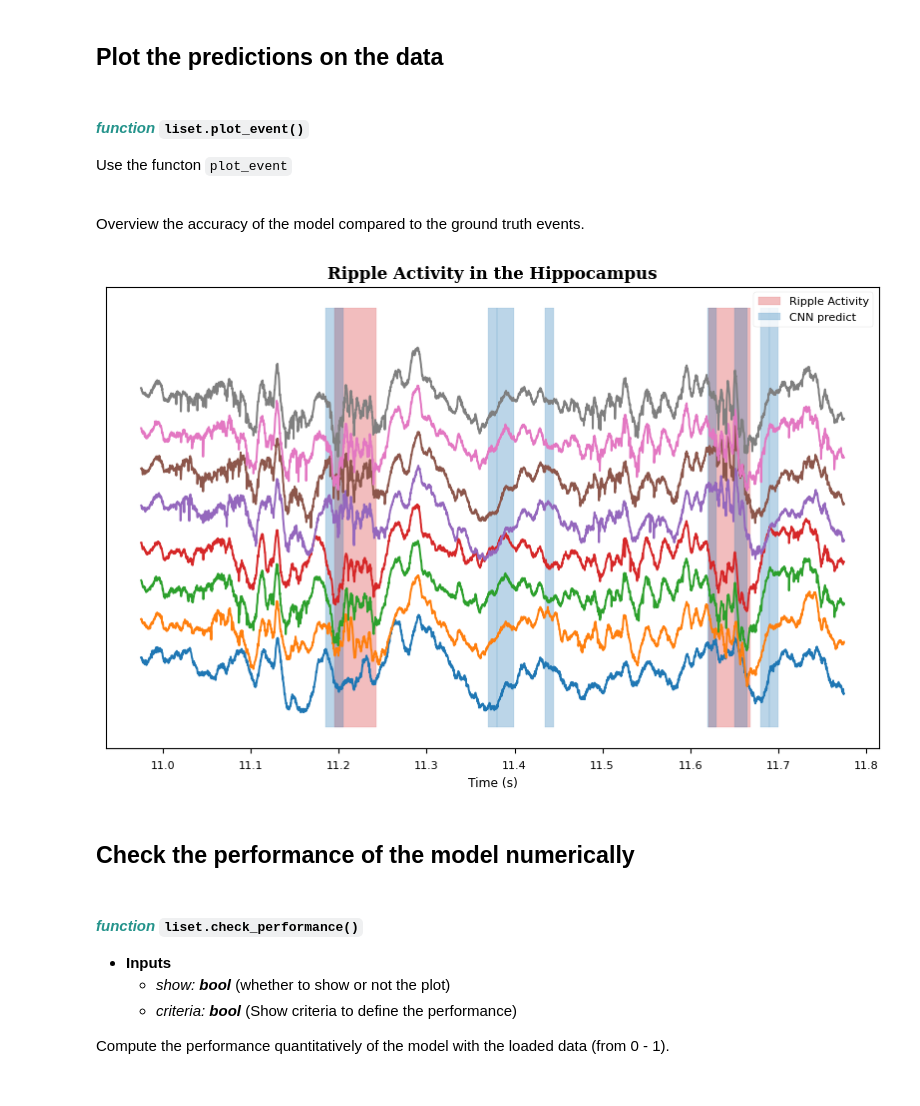
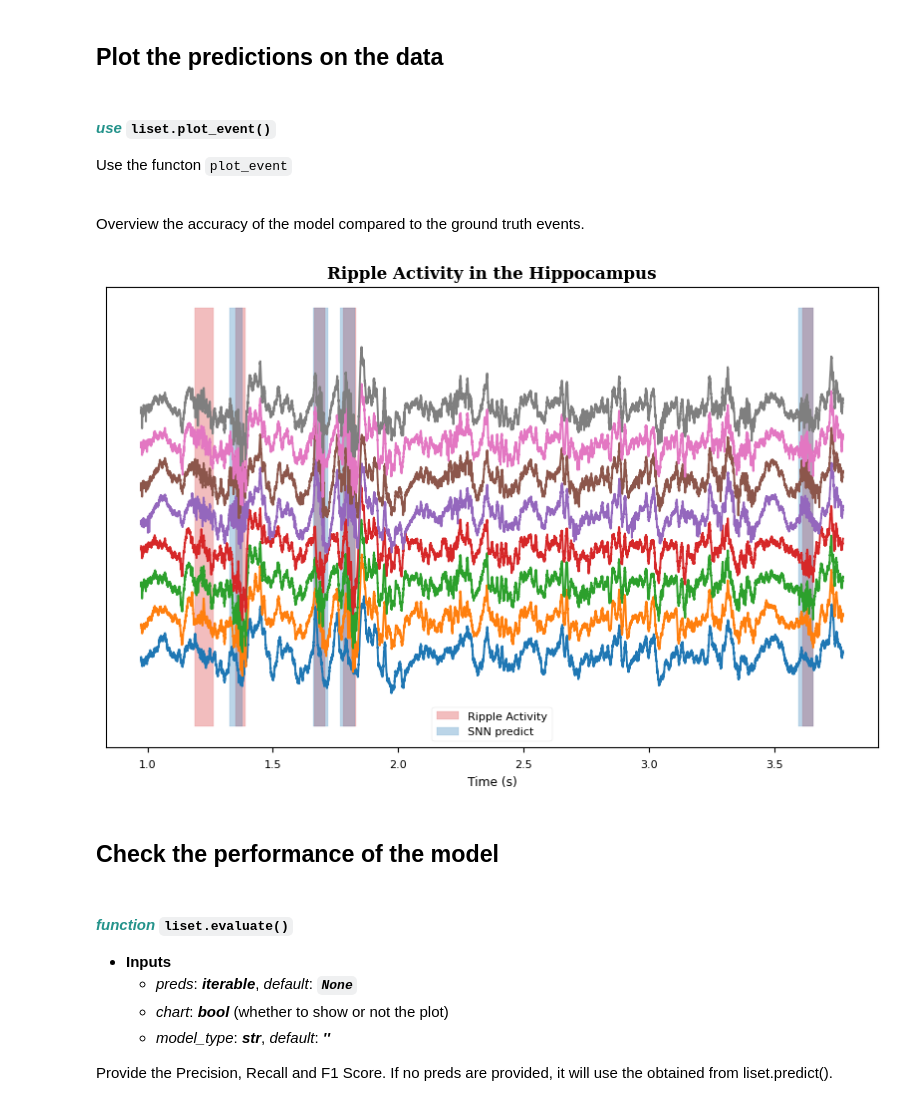
Before and after one commit to MarcosOriolPago/LAVA_SNN_ripples, a Jupyter notebook: liset_tk/walkthrough.ipynb, the cells around one changed output. Cells and saved outputs as stored; diff of their text form; code cells hidden in the pictures.

````diff
--- a/liset_tk/walkthrough.ipynb
+++ b/liset_tk/walkthrough.ipynb
@@ -11,11 +11,12 @@ Liset_tk object has all the functionalities for loading, visualizing and doing p
     - *numSamples (Optional):* If reading a dataset too big, it can be only loaded X number of samples with this parameter.
 # %%
 # Import the class from the liset_tk.py file
+import sys
 from liset_tk import liset_tk
 
 # Define the path to your data
 path = r'C:\__NeuroSpark_Liset_Dataset__\neurospark_mat\CNN TRAINING SESSIONS\Amigo2_1_hippo_2019-07-11_11-57-07_1150um' # Modify this to your data path folder
-liset = liset_tk(data_path=path, shank=3, downsample=4000, verbose=True, start=1000000, numSamples=4000000)
+liset = liset_tk(data_path=path, shank=3, downsample=4000, verbose=True, start=1000000, numSamples=200000)
 # %% [output]
 Downsampling data from 30000 Hz to 4000 Hz... Done!
 Normalizing data... Done!
@@ -117,0 +111,4 @@ None
+# %%
+sys.path.insert(0, '../trainSNN')
+model_path = '../trainSNN/optimized_model/pytorchNetwork/256_128/E50_Y50/network.pt'
+liset.load_model(model_path)
@@ -148,32 +156,33 @@ print(liset.prediction_times)
 # %% [markdown]
 ## Plot the predictions on the data
 # %% [markdown]
-#### <span style="color:#24938b;">***function***</span> `liset.plot_event()`
+#### <span style="color:#24938b;">***use***</span> `liset.plot_event()`
 Use the functon ```plot_event```
 <br><br>
 
 Overview the accuracy of the model compared to the ground truth events.
 # %%
 liset.plot_event(
-    window,
+    event=[4000, 15000],
     offset=offset,
     extend=extend,
     show_ground_truth=True,
     show_predictions=True,
     label='Ripple Activity',
     title='Ripple Activity in the Hippocampus'
 )
 # %% [output]
-[figure, old version]
+[figure, new version]
 # %% [markdown]
-## Check the performance of the model numerically
+## Check the performance of the model
 # %% [markdown]
-#### <span style="color:#24938b;">***function***</span> `liset.check_performance()`
+#### <span style="color:#24938b;">***function***</span> `liset.evaluate()`
 - **Inputs**
-    - *show:* ***bool*** (whether to show or not the plot) <br>
-    - *criteria:* ***bool*** (Show criteria to define the performance)
+    - *preds*: ***iterable***, *default*: ***```None```***
+    - *chart*: ***bool*** (whether to show or not the plot) <br>
+    - *model_type*: ***str***, *default*: ***''***
 
-Compute the performance quantitatively of the model with the loaded data (from 0 - 1).
+Provide the Precision, Recall and F1 Score. If no preds are provided, it will use the obtained from liset.predict().
 # %%
 liset.evaluate(chart=True)
 # %% [output]
````
Also changed, not shown: parts of 13 cells of this notebook, 3 other files.
